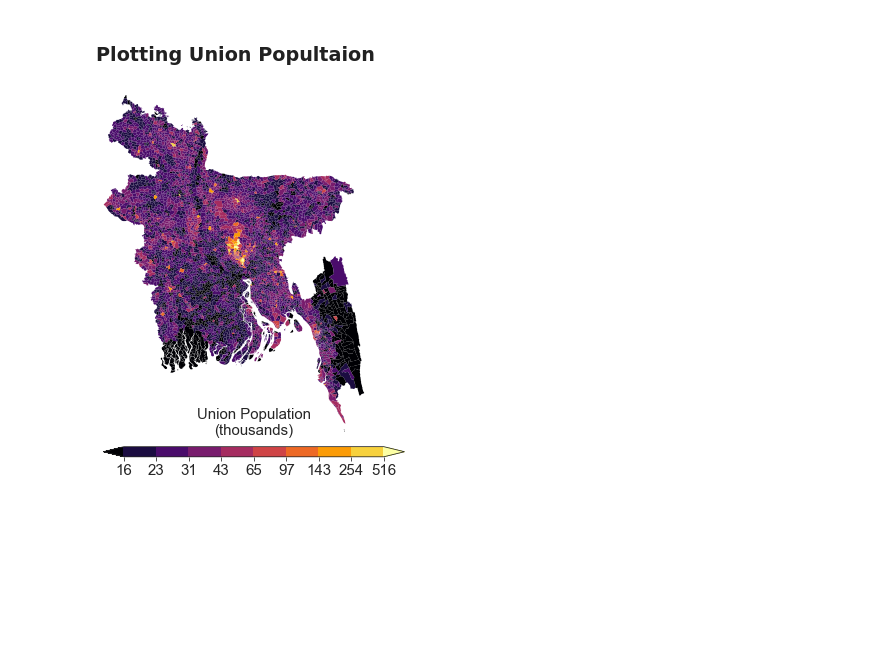
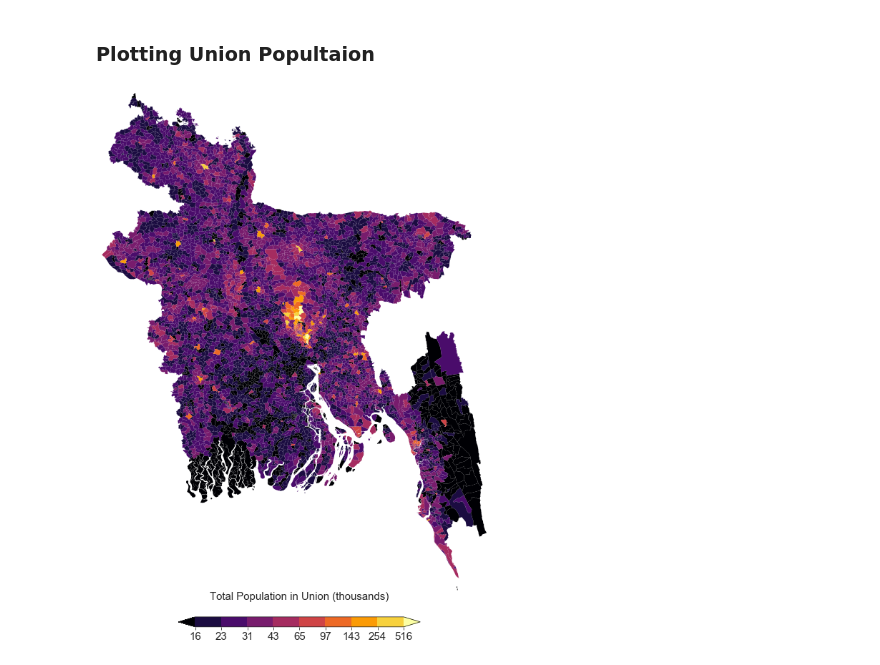
Before and after one commit to gnodnooh/VulnRiskImpact-BGD, a Jupyter notebook: LoadUnionPopulation.ipynb, the cells around one changed output. Saved outputs shown, nothing was run; the diff lists cells and outputs as text; code cells hidden in the pictures; blank space fills up the shorter version.

Commit message:
Union pop figure

```diff
--- a/LoadUnionPopulation.ipynb
+++ b/LoadUnionPopulation.ipynb
@@ -443,35 +443,35 @@ sns.set_style("white", {'axes.linewidth': 1, 'grid.color': 'black'})
 # Colormap
 bounds = [15817,23354,31330,43102,65000,97049,142764,253512,515952]
 boundaries = [0]+bounds+[655387]
 cmap, norm, vmin, vmax, ticks, boundaries = fhv.cbarpam(bounds, 'inferno', labloc='on',
                                                         boundaries=boundaries, extension='both')
 
 # Plotting
-figlabel = 'Union Population\n(thousands)'
-fig, ax = plt.subplots(nrows=1,ncols=1,figsize=(4,5), facecolor='w')
+figlabel = 'Total Population in Union (thousands)'
+fig, ax = plt.subplots(nrows=1,ncols=1,figsize=(8,10), facecolor='w')
 ax.set_axis_off()
 ax.set_aspect('equal')
 ax.axis(lims)
 map_union.plot(ax=ax, column='Total',
         cmap=cmap, norm=norm, vmin=vmin, vmax=vmax, linewidth=0)
 plt.tight_layout()
 # Colorbar
-cax = inset_axes(ax, width="46%", height="3%",
+cax = inset_axes(ax, width="25%", height="2%",
                  loc='lower left',
-                 bbox_to_anchor=(0, -0.07, 2.5, 1),
+                 bbox_to_anchor=(0.2, -0.07, 2.5, 1),
                  bbox_transform=ax.transAxes,borderpad=0)
 cbar = mpl.colorbar.ColorbarBase(cax, cmap=cmap, norm=norm,
                                  boundaries=boundaries,
                                  extend='both',
                                  extendfrac=0.08,
                                  ticks = ticks,
                                  spacing='uniform',
                                  orientation='horizontal')
 cbar.ax.set_xticklabels(['%d'% np.round(lb/1000) for lb in np.array(bounds)],
                         fontname='arial', fontsize=15, rotation=0)
 cbar.set_label(figlabel, labelpad=-70,
                fontname='arial', fontsize=15,
                horizontalalignment='center')
 plt.show()
 # %% [output]
-[figure, old version]
+[figure, new version]
```
